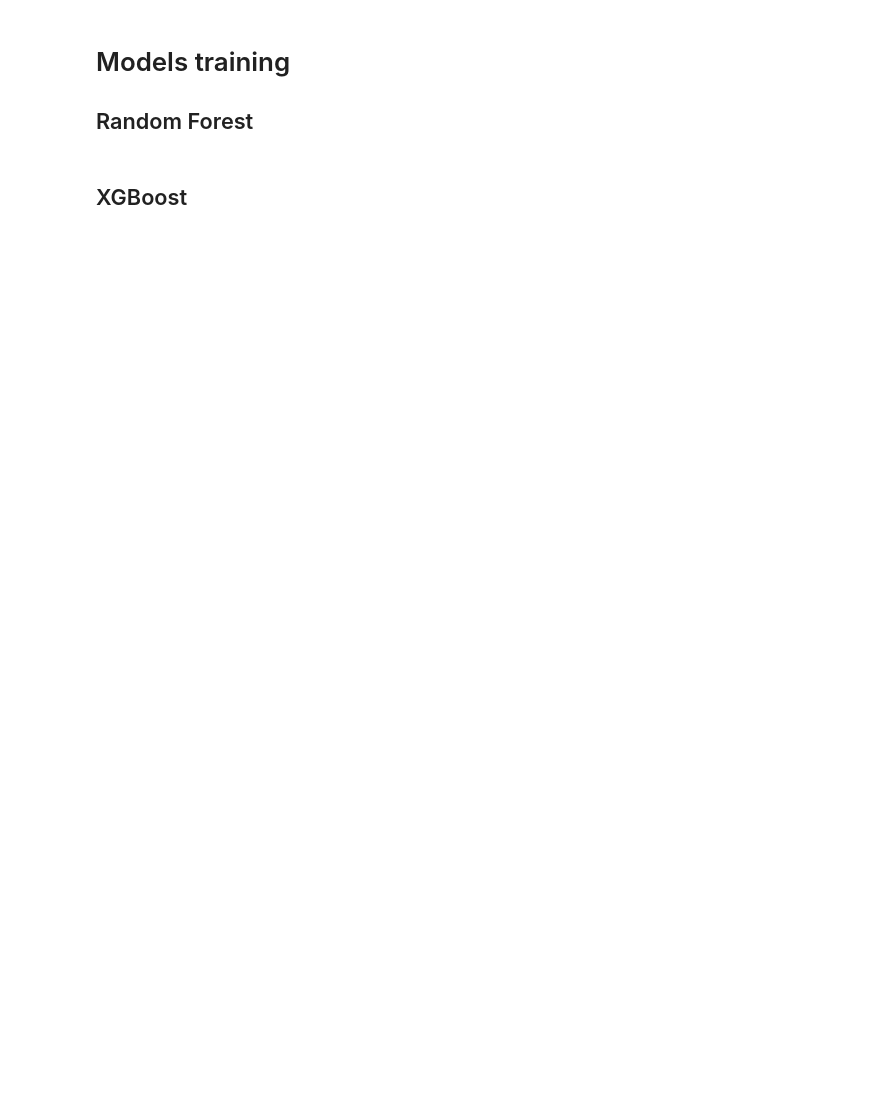
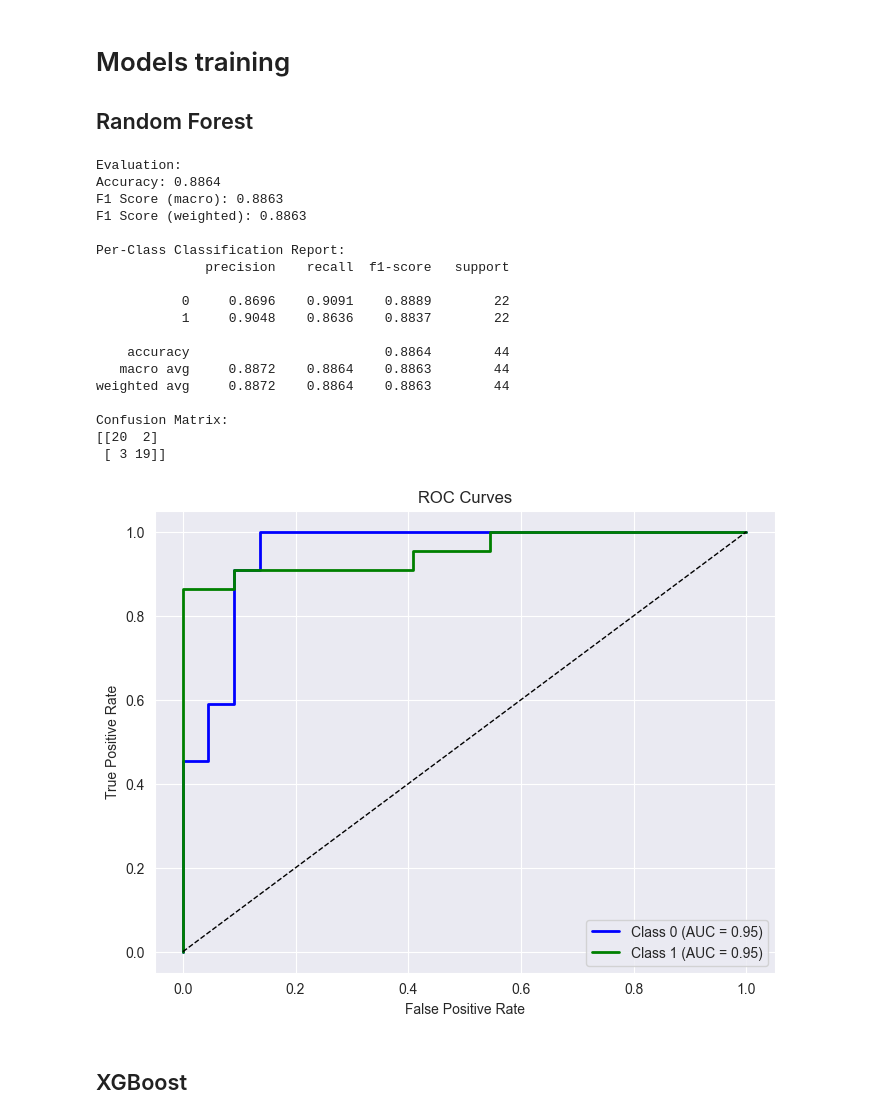
Before and after one commit to ViktoryaK/Classification_of_Black_Sea_Harbour_Porpoise_Acoustic_Signals, a Jupyter notebook: supervised_classification.ipynb, the cells around one changed output. Cells and saved outputs as stored; diff of their text form; code cells hidden in the pictures; blank space fills up the shorter version.

```diff
--- a/supervised_classification.ipynb
+++ b/supervised_classification.ipynb
@@ -34,19 +47,12 @@ dataset = TestDataset("data_files/new click trains (Bulgaria)")
 test_x, test_y, test_meta = dataset.get_labeled()
 
 print(f"Test samples: {len(test_x)}")
-data = np.load("data_files/full_acoustic_dataset.npz", allow_pickle=True)
-labeled_x = data['labeled_x']
-labeled_y = data['labeled_y']
-unlabeled_x = data['unlabeled_x']
-unlabeled_meta = data['unlabeled_meta']
-labeled_meta = data['labeled_meta']
 
-labeled = np.concatenate((labeled_y, test_y), axis=0)
-distribution = Counter(labeled)
-total = len(labeled)
-print("\nTest Distribution:")
-for label, count in distribution.items():
-    pct = (count / total) * 100
-    print(f"Class {label}: {count} ({pct:.2f}%)")
+train_dataset = AcousticDataset(
+    "data_files/Train_details/B Balchik 2020 11 14 FPOD_6288 file0 PART 79d 23h 19m train details",
+    "data_files/datasets/CLICK TRAINS.xlsx")
+
+labeled_x, labeled_y, labeled_meta = train_dataset.get_labeled()
+unlabeled_x, unlabeled_meta = train_dataset.get_unlabeled()
 # %% [output]
 Test samples: 64
@@ -139,29 +158,41 @@ for label, count in distribution.items():
 
 ## Random Forest
 # %%
-rf_model = RandomForestClassifier(
-    n_estimators=100,
-    max_depth=10,
-    min_samples_split=5,
-    min_samples_leaf=2,
-    class_weight='balanced',
-    bootstrap=True,
-    random_state=42
-)
 rf_model.fit(train_x, train_y)
 
 probs = rf_model.predict_proba(test_x)
 preds = rf_model.predict(test_x)
 
 print("Evaluation:")
 print(f"Accuracy: {accuracy_score(test_y, preds):.4f}")
 print(f"F1 Score (macro): {f1_score(test_y, preds, average='macro'):.4f}")
 print(f"F1 Score (weighted): {f1_score(test_y, preds, average='weighted'):.4f}")
 print("\nPer-Class Classification Report:")
 print(classification_report(test_y, preds, digits=4))
 
 print("Confusion Matrix:")
 print(confusion_matrix(test_y, preds))
+plot_roc_curves(test_y, probs)
+# %% [output]
+Evaluation:
+Accuracy: 0.8864
+F1 Score (macro): 0.8863
+F1 Score (weighted): 0.8863
+
+Per-Class Classification Report:
+              precision    recall  f1-score   support
+
+           0     0.8696    0.9091    0.8889        22
+           1     0.9048    0.8636    0.8837        22
+
+    accuracy                         0.8864        44
+   macro avg     0.8872    0.8864    0.8863        44
+weighted avg     0.8872    0.8864    0.8863        44
+
+Confusion Matrix:
+[[20  2]
+ [ 3 19]]
+[figure, added]
 # %% [markdown]
 ## XGBoost
 # %%
```
Also changed, not shown: parts of 12 cells of this notebook, 13 other files.
